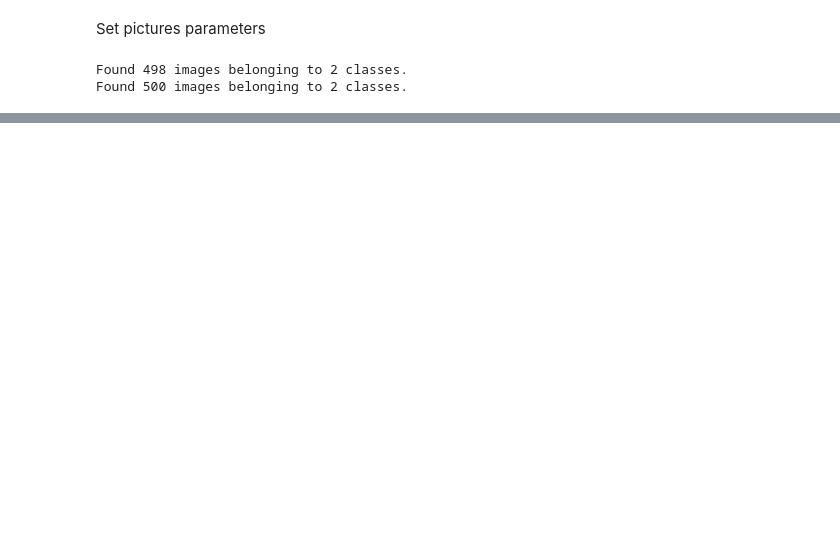
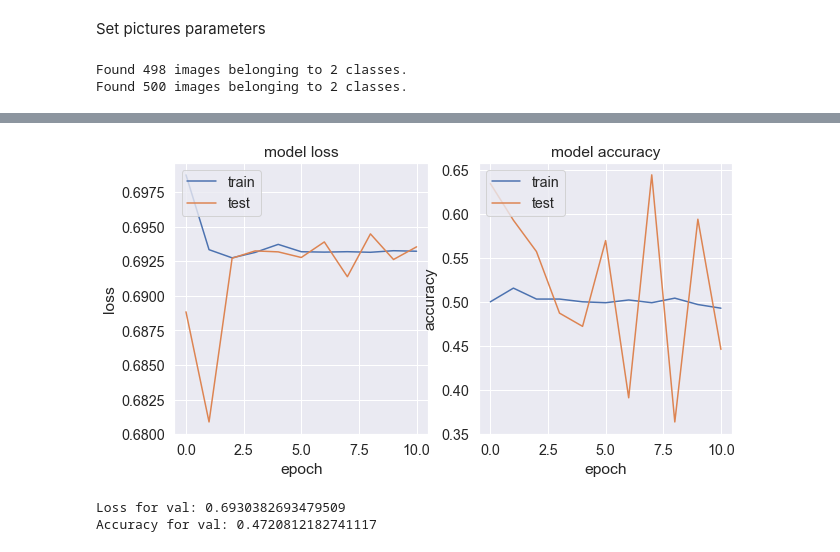
Before and after one commit to Espad/DS_6, a Jupyter notebook: Task_3.ipynb, the cells around one changed output, grey strips where cells are left out. Cells and saved outputs as stored; diff of their text form; code cells hidden in the pictures; blank space fills up the shorter version.

```diff
--- a/Task_3.ipynb
+++ b/Task_3.ipynb
@@ -138,0 +208,2 @@ for batch in train_datagen.flow(x, batch_size=1,
+# %%
+baseline_model = create_seq_model()
@@ -138,0 +258,51 @@ for batch in train_datagen.flow(x, batch_size=1,
+# %%
+def plot_loss_acc(history):
+    if type(history) != dict:
+        fig, ax = plt.subplots(1,2)
+        fig.set_size_inches(10, 5)
+        # summarize history for loss
+        ax[0].plot(history.history['loss'])
+        ax[0].plot(history.history['val_loss'])
+        ax[0].set_title('model loss')
+        ax[0].set_ylabel('loss')
+        ax[0].set_xlabel('epoch')
+        ax[0].legend(['train', 'test'], loc='upper left')
+
+        # summarize history for accuracy
+        ax[1].plot(history.history['acc'])
+        ax[1].plot(history.history['val_acc'])
+        ax[1].set_title('model accuracy')
+        ax[1].set_ylabel('accuracy')
+        ax[1].set_xlabel('epoch')
+        ax[1].legend(['train', 'test'], loc='upper left')
+        fig.show()
+    else:
+        fig, ax = plt.subplots(1,2)
+        fig.set_size_inches(10, 5)
+        # summarize history for loss
+        ax[0].plot(history['loss'])
+        ax[0].plot(history['val_loss'])
+        ax[0].set_title('model loss')
+        ax[0].set_ylabel('loss')
+        ax[0].set_xlabel('epoch')
+        ax[0].legend(['train', 'test'], loc='upper left')
+
+        # summarize history for accuracy
+        ax[1].plot(history['acc'])
+        ax[1].plot(history['val_acc'])
+        ax[1].set_title('model accuracy')
+        ax[1].set_ylabel('accuracy')
+        ax[1].set_xlabel('epoch')
+        ax[1].legend(['train', 'test'], loc='upper left')
+        fig.show()
+# %%
+plot_loss_acc(history)
+# %% [output]
+[figure, added]
+# %%
+#original model
+result = baseline_model.evaluate_generator(validation_generator, steps = 800 // batch_size)
+print('Loss for val: {}\nAccuracy for val: {}'.format(result[0], result[1]))
+# %% [output]
+Loss for val: 0.6930382693479509
+Accuracy for val: 0.4720812182741117
```
Also changed, not shown: parts of 23 cells of this notebook, 1 other file.
